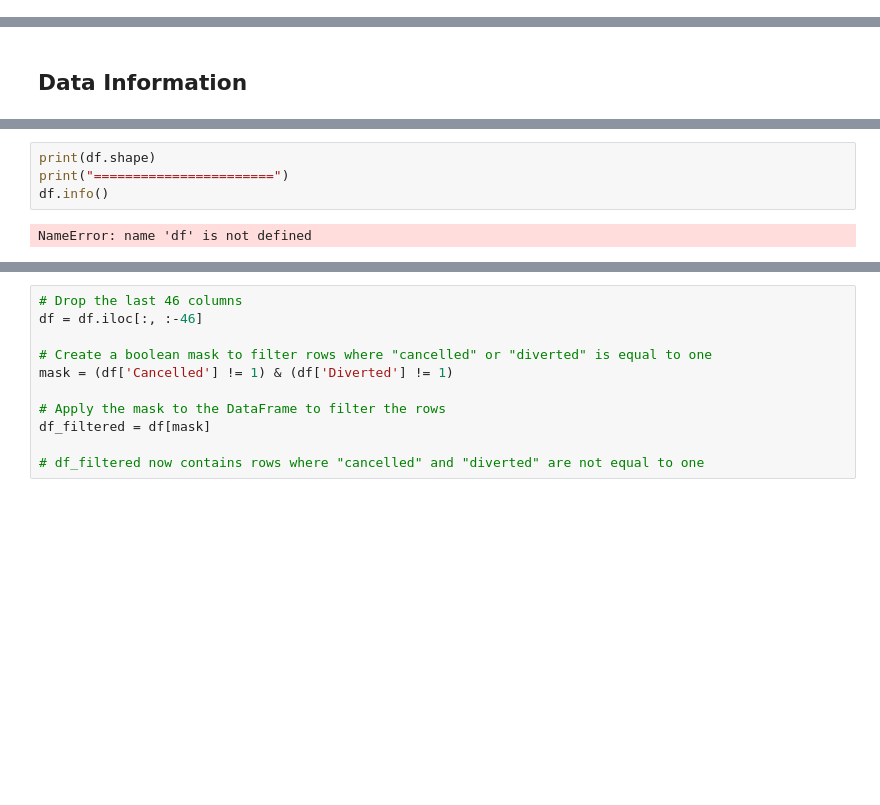
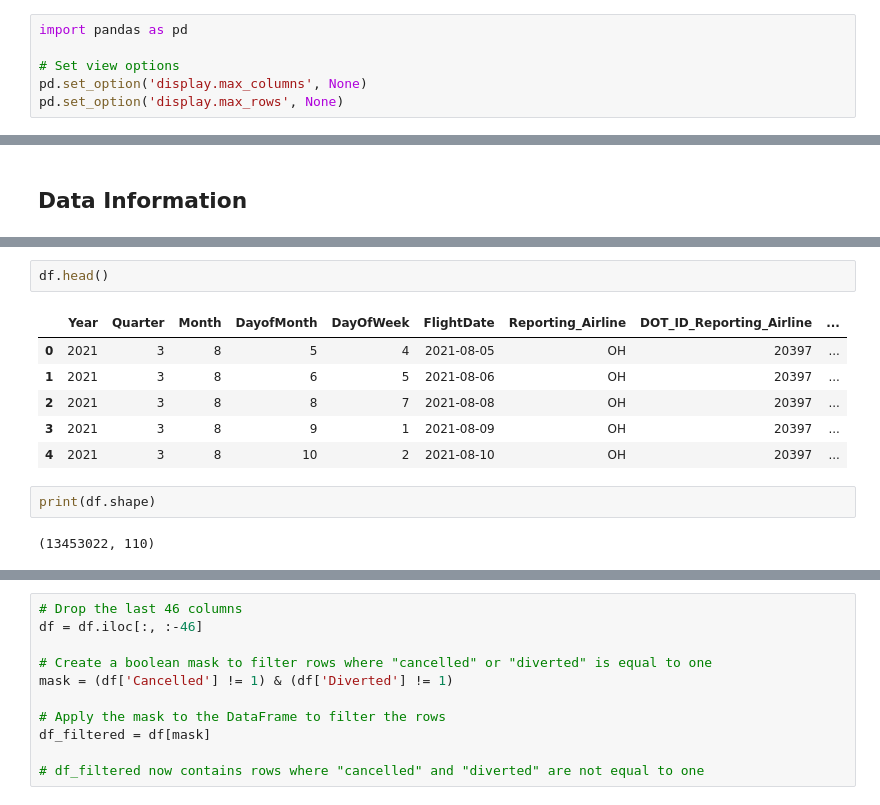
Before and after one commit to nicohash/strategic-flight-prediction, a Jupyter notebook: code/data_cleaner.ipynb, the cells around one changed output, grey strips where cells are left out. Saved outputs shown, nothing was run; the diff lists cells and outputs as text; blank space fills up the shorter version.

```diff
--- a/code/data_cleaner.ipynb
+++ b/code/data_cleaner.ipynb
@@ -5,4 +5,10 @@ Data Cleaner
 **Author:** *Nicolas Haase*
 # %% [markdown]
 ## Data Import
+# %%
+import pandas as pd
+
+# Set view options
+pd.set_option('display.max_columns', None)
+pd.set_option('display.max_rows', None)
 # %%
@@ -15,6 +34,13 @@ df = pd.read_csv('/Users/nico/Developments/strategic-flight-prediction/data/flig
+# %%
+df.head()
+# %% [output]
+|  | Year | Quarter | Month | DayofMonth | DayOfWeek | FlightDate | Reporting_Airline | DOT_ID_Reporting_Airline | ... |
+| 0 | 2021 | 3 | 8 | 5 | 4 | 2021-08-05 | OH | 20397 | ... |
+| 1 | 2021 | 3 | 8 | 6 | 5 | 2021-08-06 | OH | 20397 | ... |
+| 2 | 2021 | 3 | 8 | 8 | 7 | 2021-08-08 | OH | 20397 | ... |
+| 3 | 2021 | 3 | 8 | 9 | 1 | 2021-08-09 | OH | 20397 | ... |
+| 4 | 2021 | 3 | 8 | 10 | 2 | 2021-08-10 | OH | 20397 | ... |
 # %%
 print(df.shape)
-print("=======================")
-df.info()
 # %% [output]
-NameError: name 'df' is not defined
+(13453022, 110)
```
Also changed, not shown: parts of 46 cells of this notebook, 11 other files.
